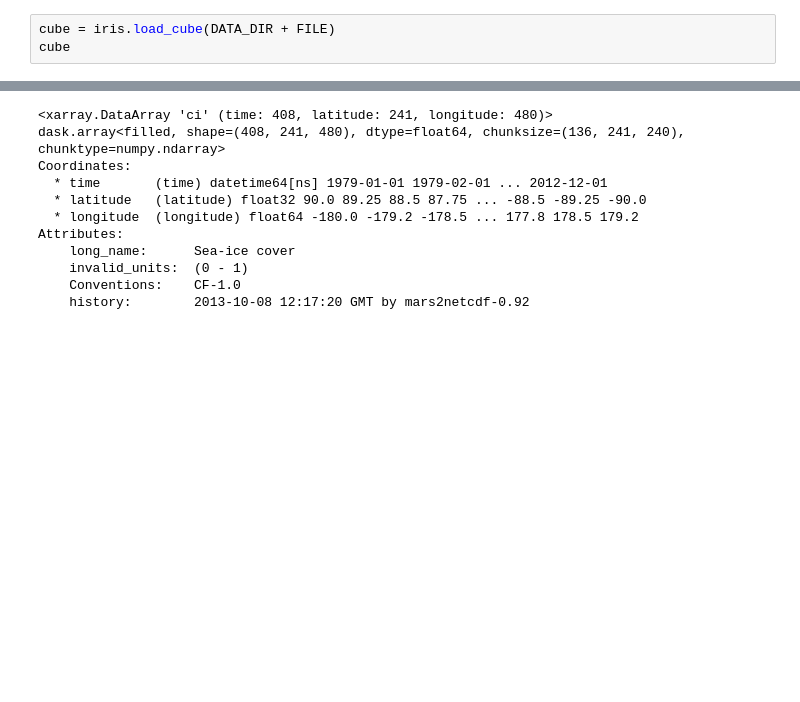
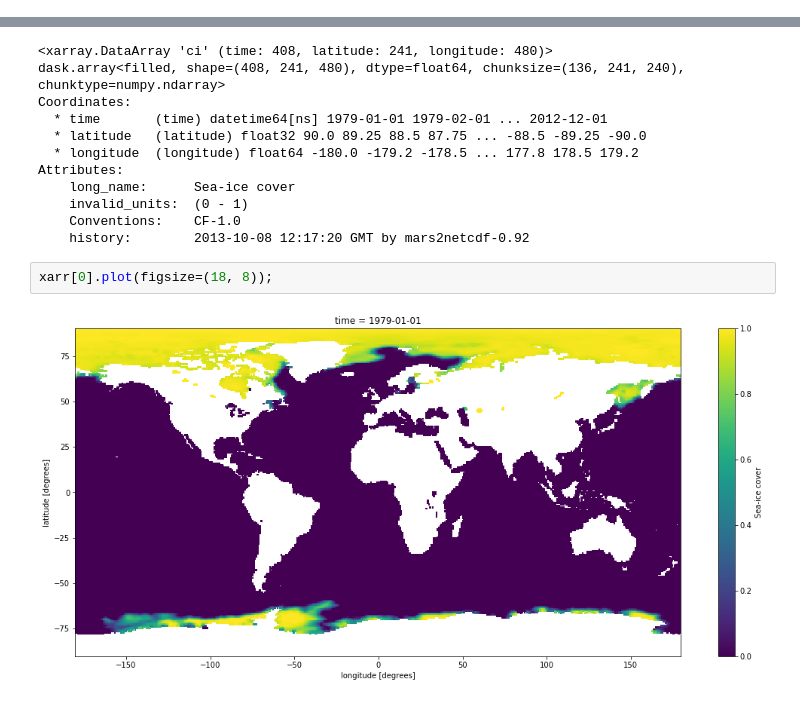
Before and after one commit to NordicESMhub/NEGI-Abisko-2019, a Jupyter notebook: content/training/pyaerocom/example_load_seaice_and_shift_lons.ipynb, the cells around one changed output, grey strips where cells are left out. Saved outputs shown, nothing was run; the diff lists cells and outputs as text; blank space fills up the shorter version.

```diff
--- a/content/training/pyaerocom/example_load_seaice_and_shift_lons.ipynb
+++ b/content/training/pyaerocom/example_load_seaice_and_shift_lons.ipynb
@@ -8,3 +4,0 @@ import iris
-# %%
-cube = iris.load_cube(DATA_DIR + FILE)
-cube
@@ -41,3 +27,7 @@ Attributes:
     invalid_units:  (0 - 1)
     Conventions:    CF-1.0
     history:        2013-10-08 12:17:20 GMT by mars2netcdf-0.92
+# %%
+xarr[0].plot(figsize=(18, 8));
+# %% [output]
+[figure, added]
```
Also changed, not shown: parts of 7 cells of this notebook.
